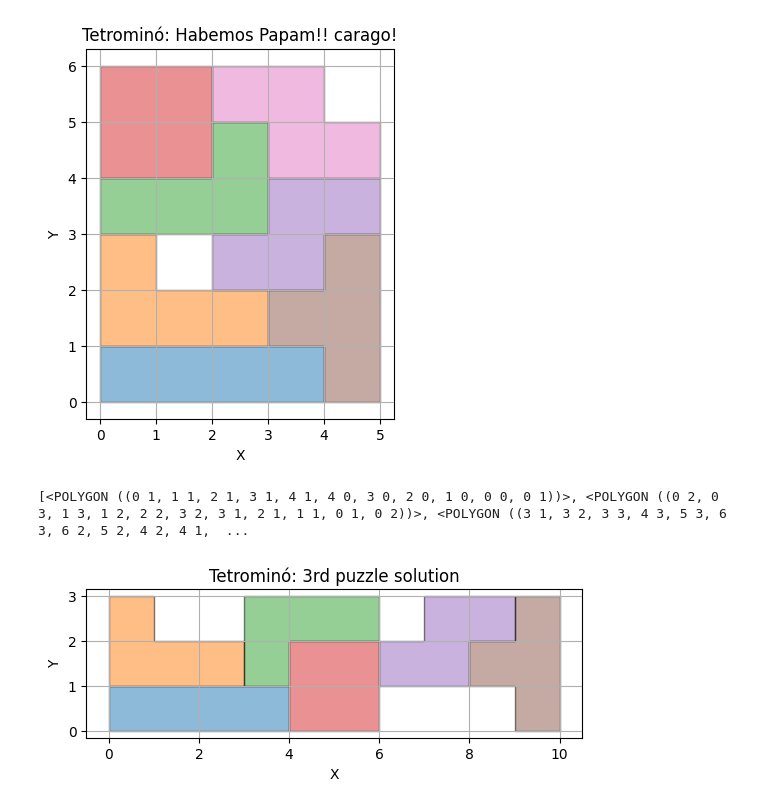
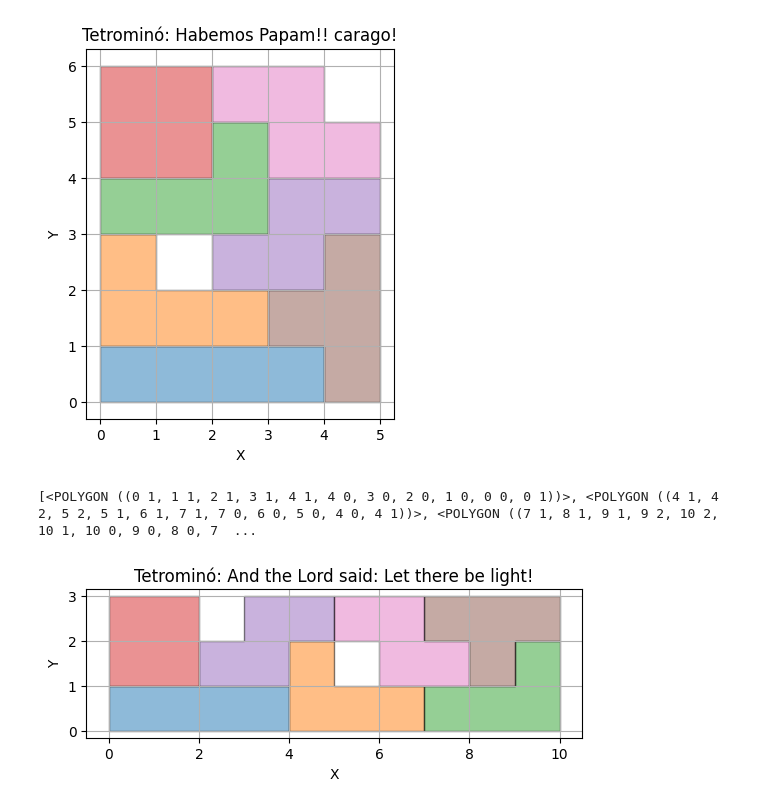
Before and after one commit to pmags/project_tadb_fcup_20242025, a Jupyter notebook: examples/notebooks/dev.ipynb, the cells around one changed output. Drawn from its saved outputs; the diff is of its cells as text; code cells hidden in the pictures.

```diff
--- a/examples/notebooks/dev.ipynb
+++ b/examples/notebooks/dev.ipynb
@@ -304,15 +304,15 @@ plot_geometry( MultiPolygon(all_polygons), title="Habemos Papam!! carago!")
 # %%
 from shapely import wkt
 
-geom_string = "GEOMETRYCOLLECTION(GEOMETRYCOLLECTION(GEOMETRYCOLLECTION(GEOMETRYCOLLECTION(GEOMETRYCOLLECTION(GEOMETRYCOLLECTION(GEOMETRYCOLLECTION EMPTY,POLYGON((0 1,1 1,2 1,3 1,4 1,4 0,3 0,2 0,1 0,0 0,0 1))),POLYGON((0 2,0 3,1 3,1 2,2 2,3 2,3 1,2 1,1 1,0 1,0 2))),POLYGON((3 1,3 2,3 3,4 3,5 3,6 3,6 2,5 2,4 2,4 1,3 1))),POLYGON((4 1,4 2,5 2,6 2,6 1,6 0,5 0,4 0,4 1))),POLYGON((6 2,7 2,7 3,8 3,9 3,9 2,8 2,8 1,7 1,6 1,6 2))),POLYGON((10 0,9 0,9 1,8 1,8 2,9 2,9 3,10 3,10 2,10 1,10 0)))"
+geom_string = " GEOMETRYCOLLECTION(GEOMETRYCOLLECTION(GEOMETRYCOLLECTION(GEOMETRYCOLLECTION(GEOMETRYCOLLECTION(GEOMETRYCOLLECTION(GEOMETRYCOLLECTION(GEOMETRYCOLLECTION EMPTY,POLYGON((0 1,1 1,2 1,3 1,4 1,4 0,3 0,2 0,1 0,0 0,0 1))),POLYGON((4 1,4 2,5 2,5 1,6 1,7 1,7 0,6 0,5 0,4 0,4 1))),POLYGON((7 1,8 1,9 1,9 2,10 2,10 1,10 0,9 0,8 0,7 0,7 1))),POLYGON((0 2,0 3,1 3,2 3,2 2,2 1,1 1,0 1,0 2))),POLYGON((2 2,3 2,3 3,4 3,5 3,5 2,4 2,4 1,3 1,2 1,2 2))),POLYGON((9 1,8 1,8 2,7 2,7 3,8 3,9 3,10 3,10 2,9 2,9 1))),POLYGON((6 2,5 2,5 3,6 3,7 3,7 2,8 2,8 1,7 1,6 1,6 2)))"
 
 geom_object = wkt.loads(geom_string)
 
 all_polygons = flatten_geometry(geom_object)
 print(all_polygons)
 # %% [output]
-[<POLYGON ((0 1, 1 1, 2 1, 3 1, 4 1, 4 0, 3 0, 2 0, 1 0, 0 0, 0 1))>, <POLYGON ((0 2, 0 3, 1 3, 1 2, 2 2, 3 2, 3 1, 2 1, 1 1, 0 1, 0 2))>, <POLYGON ((3 1, 3 2, 3 3, 4 3, 5 3, 6 3, 6 2, 5 2, 4 2, 4 1,  ...
+[<POLYGON ((0 1, 1 1, 2 1, 3 1, 4 1, 4 0, 3 0, 2 0, 1 0, 0 0, 0 1))>, <POLYGON ((4 1, 4 2, 5 2, 5 1, 6 1, 7 1, 7 0, 6 0, 5 0, 4 0, 4 1))>, <POLYGON ((7 1, 8 1, 9 1, 9 2, 10 2, 10 1, 10 0, 9 0, 8 0, 7  ...
 # %%
-plot_geometry( MultiPolygon(all_polygons), title="3rd puzzle solution")
+plot_geometry( MultiPolygon(all_polygons), title="And the Lord said: Let there be light!")
 # %% [output]
-[figure, old version]
+[figure, new version]
```
Also changed, not shown: parts of 5 cells of this notebook, 2 other files.
